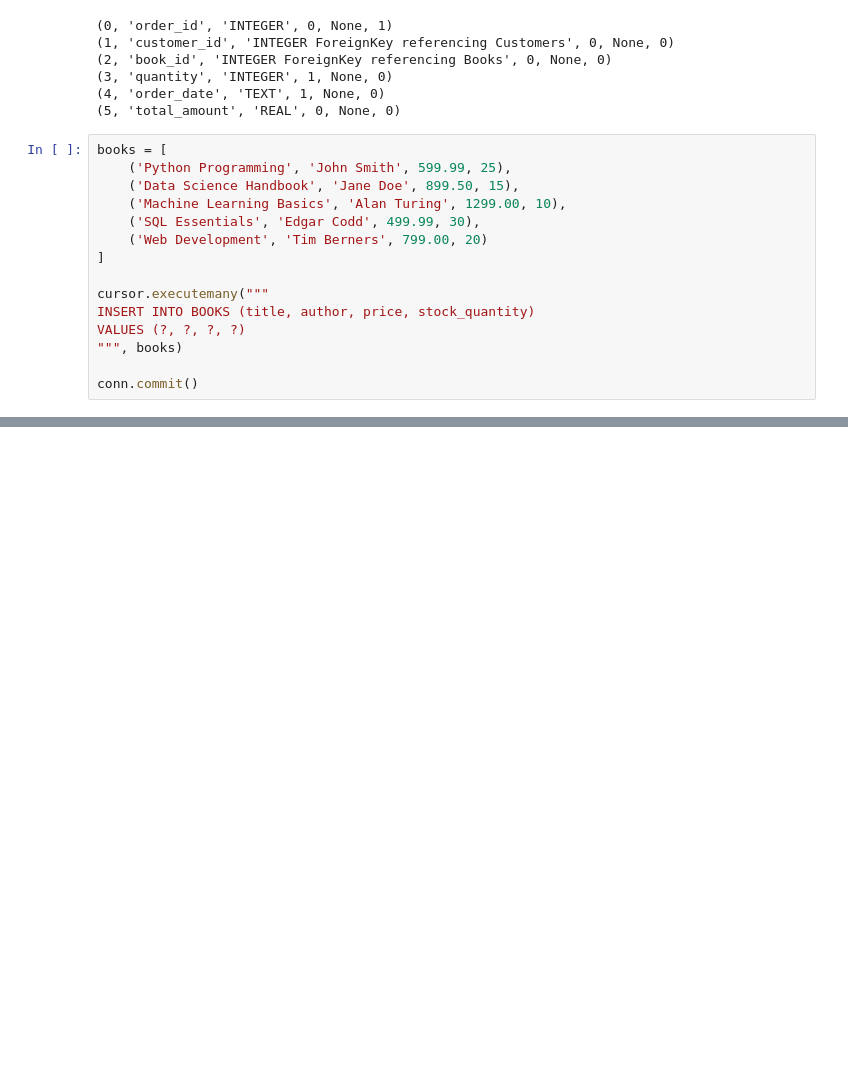
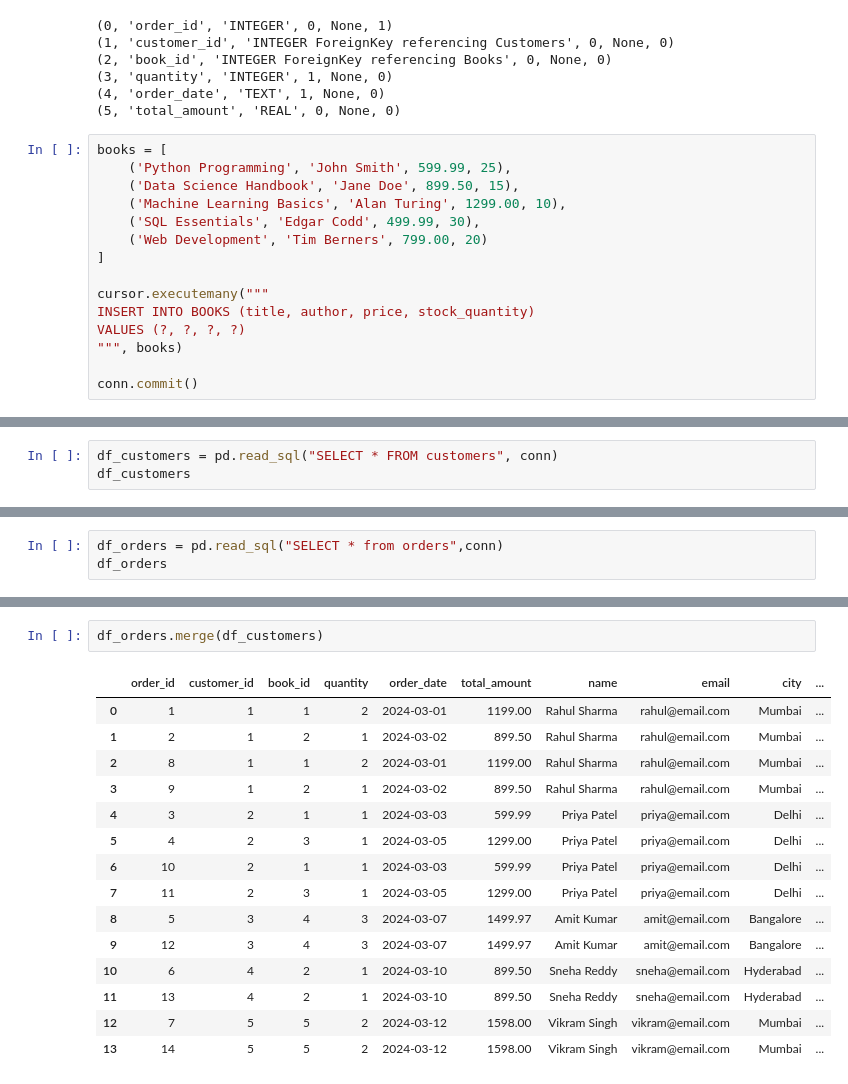
Before and after one commit to shivavarshini/numpy_scores.ipynb, a Jupyter notebook: bookstore.db.ipynb, the cells around one changed output, grey strips where cells are left out. Saved outputs shown, nothing was run; the diff lists cells and outputs as text; blank space fills up the shorter version.

```diff
--- a/bookstore.db.ipynb
+++ b/bookstore.db.ipynb
@@ -135,0 +196,3 @@ ProgrammingError: Incorrect number of bindings supplied. The current statement u
+# %%
+df_customers = pd.read_sql("SELECT * FROM customers", conn)
+df_customers
@@ -135,0 +221,3 @@ ProgrammingError: Incorrect number of bindings supplied. The current statement u
+# %%
+df_orders = pd.read_sql("SELECT * from orders",conn)
+df_orders
@@ -135,0 +267,18 @@ ProgrammingError: Incorrect number of bindings supplied. The current statement u
+# %%
+df_orders.merge(df_customers)
+# %% [output]
+|  | order_id | customer_id | book_id | quantity | order_date | total_amount | name | email | city | ... |
+| 0 | 1 | 1 | 1 | 2 | 2024-03-01 | 1199.00 | Rahul Sharma | rahul@email.com | Mumbai | ... |
+| 1 | 2 | 1 | 2 | 1 | 2024-03-02 | 899.50 | Rahul Sharma | rahul@email.com | Mumbai | ... |
+| 2 | 8 | 1 | 1 | 2 | 2024-03-01 | 1199.00 | Rahul Sharma | rahul@email.com | Mumbai | ... |
+| 3 | 9 | 1 | 2 | 1 | 2024-03-02 | 899.50 | Rahul Sharma | rahul@email.com | Mumbai | ... |
+| 4 | 3 | 2 | 1 | 1 | 2024-03-03 | 599.99 | Priya Patel | priya@email.com | Delhi | ... |
+| 5 | 4 | 2 | 3 | 1 | 2024-03-05 | 1299.00 | Priya Patel | priya@email.com | Delhi | ... |
+| 6 | 10 | 2 | 1 | 1 | 2024-03-03 | 599.99 | Priya Patel | priya@email.com | Delhi | ... |
+| 7 | 11 | 2 | 3 | 1 | 2024-03-05 | 1299.00 | Priya Patel | priya@email.com | Delhi | ... |
+| 8 | 5 | 3 | 4 | 3 | 2024-03-07 | 1499.97 | Amit Kumar | amit@email.com | Bangalore | ... |
+| 9 | 12 | 3 | 4 | 3 | 2024-03-07 | 1499.97 | Amit Kumar | amit@email.com | Bangalore | ... |
+| 10 | 6 | 4 | 2 | 1 | 2024-03-10 | 899.50 | Sneha Reddy | sneha@email.com | Hyderabad | ... |
+| 11 | 13 | 4 | 2 | 1 | 2024-03-10 | 899.50 | Sneha Reddy | sneha@email.com | Hyderabad | ... |
+| 12 | 7 | 5 | 5 | 2 | 2024-03-12 | 1598.00 | Vikram Singh | vikram@email.com | Mumbai | ... |
+| 13 | 14 | 5 | 5 | 2 | 2024-03-12 | 1598.00 | Vikram Singh | vikram@email.com | Mumbai | ... |
```
Also changed, not shown: parts of 17 cells of this notebook.
